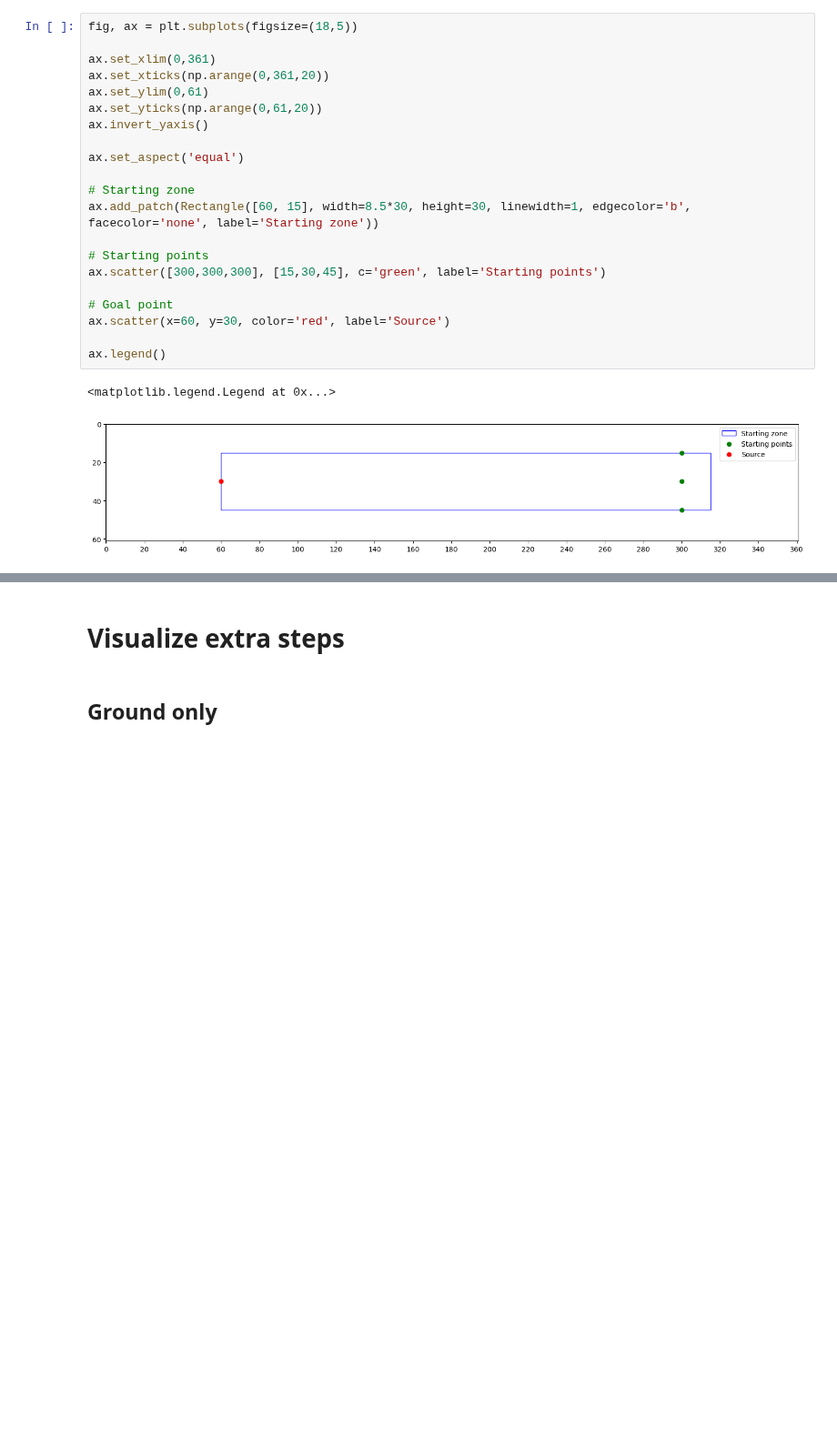
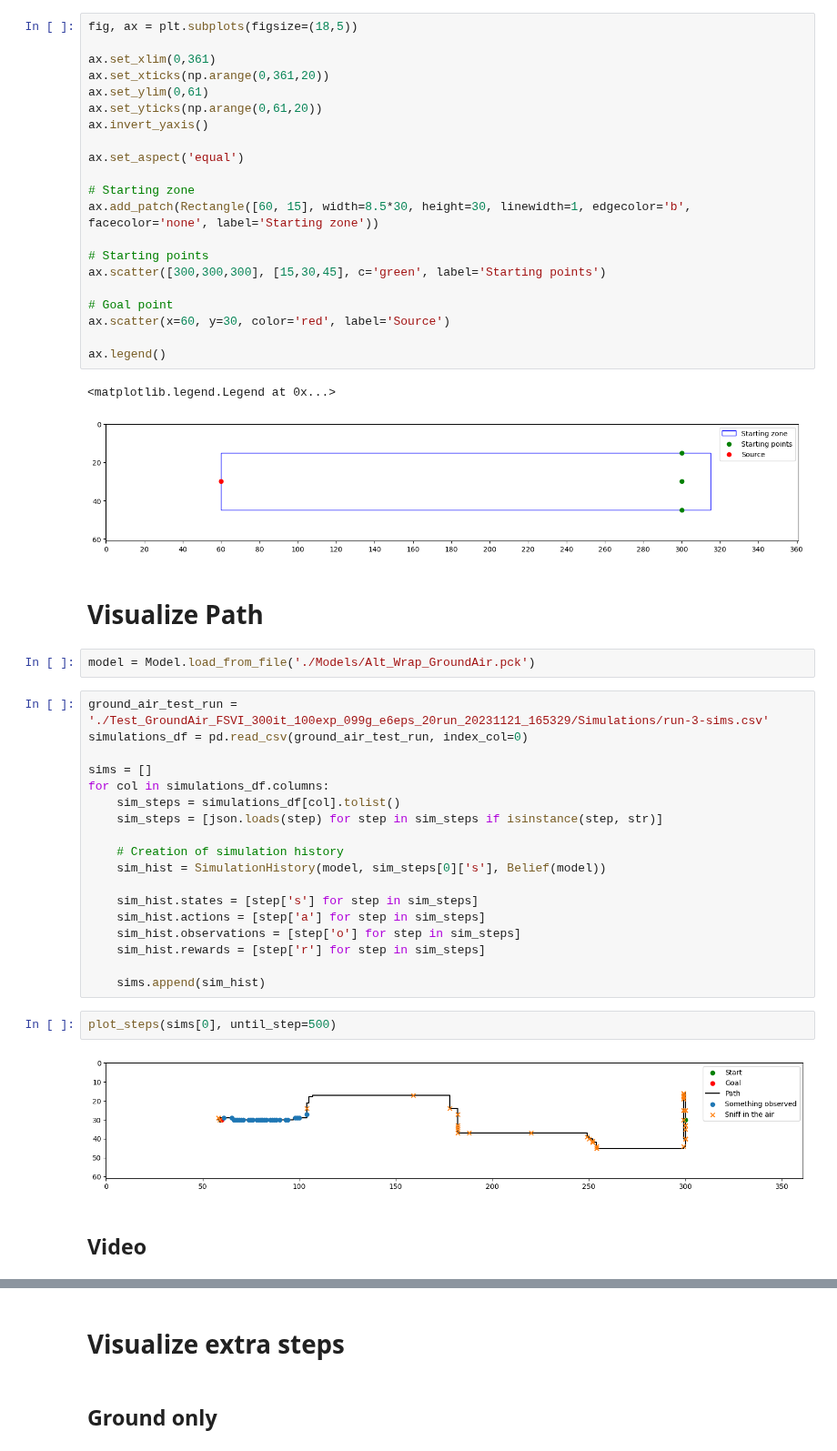
Before and after one commit to PimLb/POMDP_PBVI_Exploration, a Jupyter notebook: Experiments/Olfactory Navigation/visualize_results.ipynb, the cells around one changed output, grey strips where cells are left out. Shown at 91% size. Cells and saved outputs as stored; diff of their text form; blank space fills up the shorter version.

Commit message:
Viz a simulation

```diff
--- a/Experiments/Olfactory Navigation/visualize_results.ipynb
+++ b/Experiments/Olfactory Navigation/visualize_results.ipynb
@@ -32,3 +37,31 @@ ax.legend()
 # %% [output]
 <matplotlib.legend.Legend at 0x...>
 [figure]
+# %% [markdown]
+# Visualize Path
+# %%
+model = Model.load_from_file('./Models/Alt_Wrap_GroundAir.pck')
+# %%
+ground_air_test_run = './Test_GroundAir_FSVI_300it_100exp_099g_e6eps_20run_20231121_165329/Simulations/run-3-sims.csv'
+simulations_df = pd.read_csv(ground_air_test_run, index_col=0)
+
+sims = []
+for col in simulations_df.columns:
+    sim_steps = simulations_df[col].tolist()
+    sim_steps = [json.loads(step) for step in sim_steps if isinstance(step, str)]
+
+    # Creation of simulation history
+    sim_hist = SimulationHistory(model, sim_steps[0]['s'], Belief(model))
+
+    sim_hist.states = [step['s'] for step in sim_steps]
+    sim_hist.actions = [step['a'] for step in sim_steps]
+    sim_hist.observations = [step['o'] for step in sim_steps]
+    sim_hist.rewards = [step['r'] for step in sim_steps]
+
+    sims.append(sim_hist)
+# %%
+plot_steps(sims[0], until_step=500)
+# %% [output]
+[figure, added]
+# %% [markdown]
+## Video
```
Also changed, not shown: parts of 3 cells of this notebook, 3 other files.
